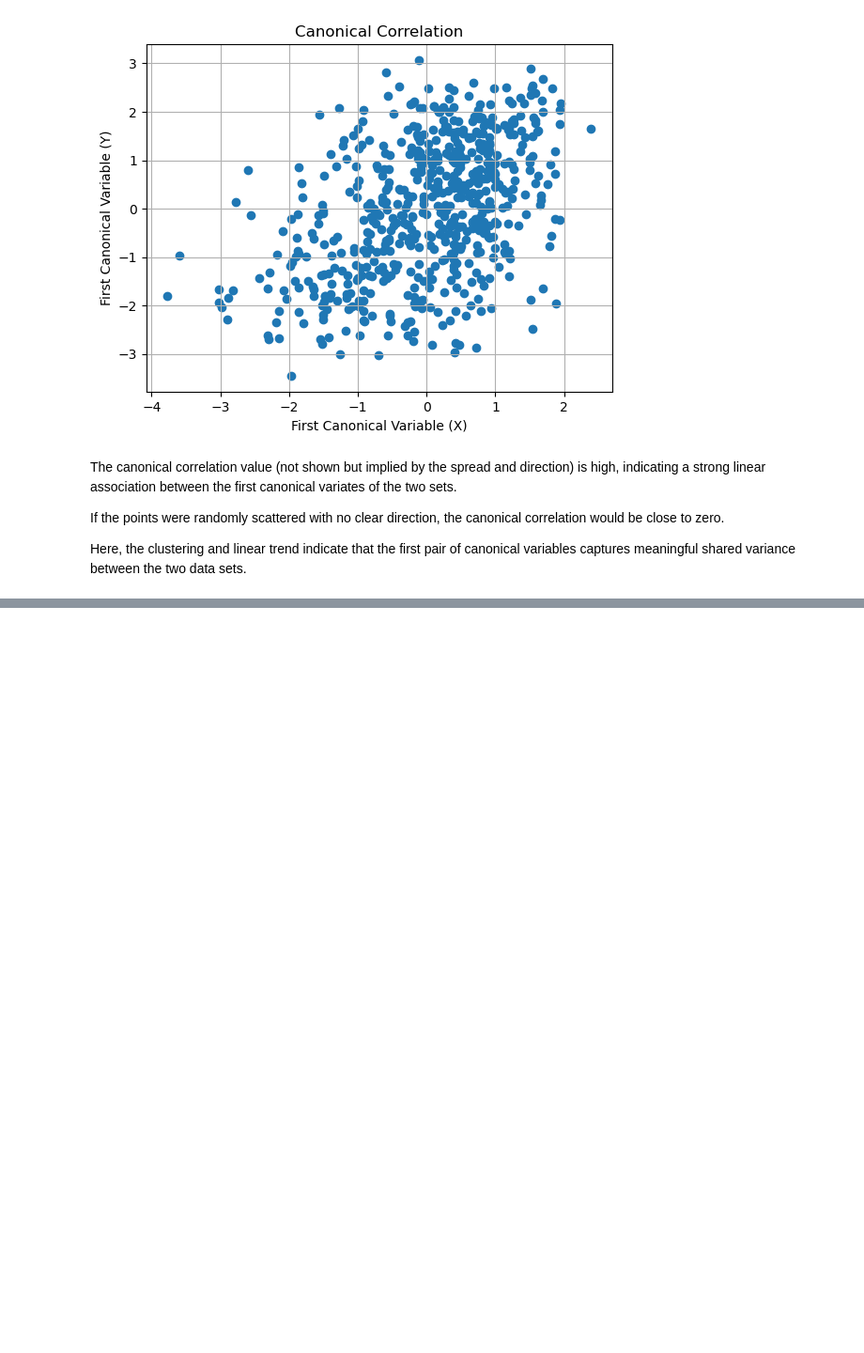
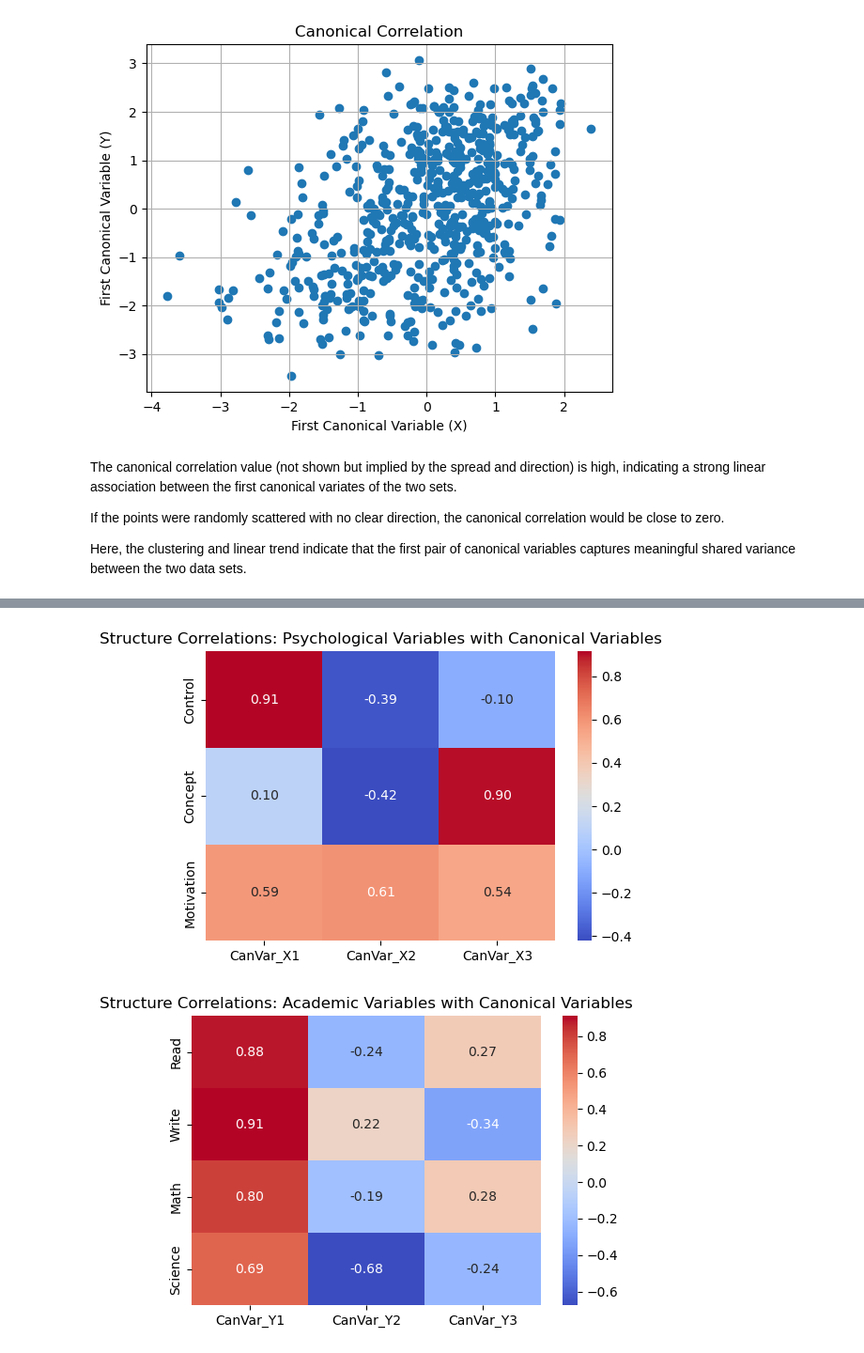
Before and after one commit to Mk1910003/ADVANCE-MVD_Analysis-, a Jupyter notebook: CCA/Python/CCA_M.ipynb, the cells around one changed output, grey strips where cells are left out. Shown at 94% size. Cells and saved outputs as stored; diff of their text form; code cells hidden in the pictures; blank space fills up the shorter version.

```diff
--- a/CCA/Python/CCA_M.ipynb
+++ b/CCA/Python/CCA_M.ipynb
@@ -84,0 +102,21 @@ Here, the clustering and linear trend indicate that the first pair of canonical
+# %%
+import seaborn as sns
+# Structure correlation heatmaps
+X_loadings = np.corrcoef(X.T, X_c.T)[:p, p:]
+Y_loadings = np.corrcoef(Y.T, Y_c.T)[:q, q:]
+
+plt.figure(figsize=(6, 4))
+sns.heatmap(X_loadings, annot=True, fmt=".2f", cmap="coolwarm",
+            xticklabels=[f"CanVar_X{i+1}" for i in range(X_c.shape[1])],
+            yticklabels=X.columns)
+plt.title("Structure Correlations: Psychological Variables with Canonical Variables")
+plt.show()
+plt.figure(figsize=(6, 4))
+sns.heatmap(Y_loadings, annot=True, fmt=".2f", cmap="coolwarm",
+            xticklabels=[f"CanVar_Y{i+1}" for i in range(Y_c.shape[1])],
+            yticklabels=Y.columns)
+plt.title("Structure Correlations: Academic Variables with Canonical Variables")
+plt.show()
+# %% [output]
+[figure, added]
+[figure, added]
```
Also changed, not shown: parts of 4 cells of this notebook.
